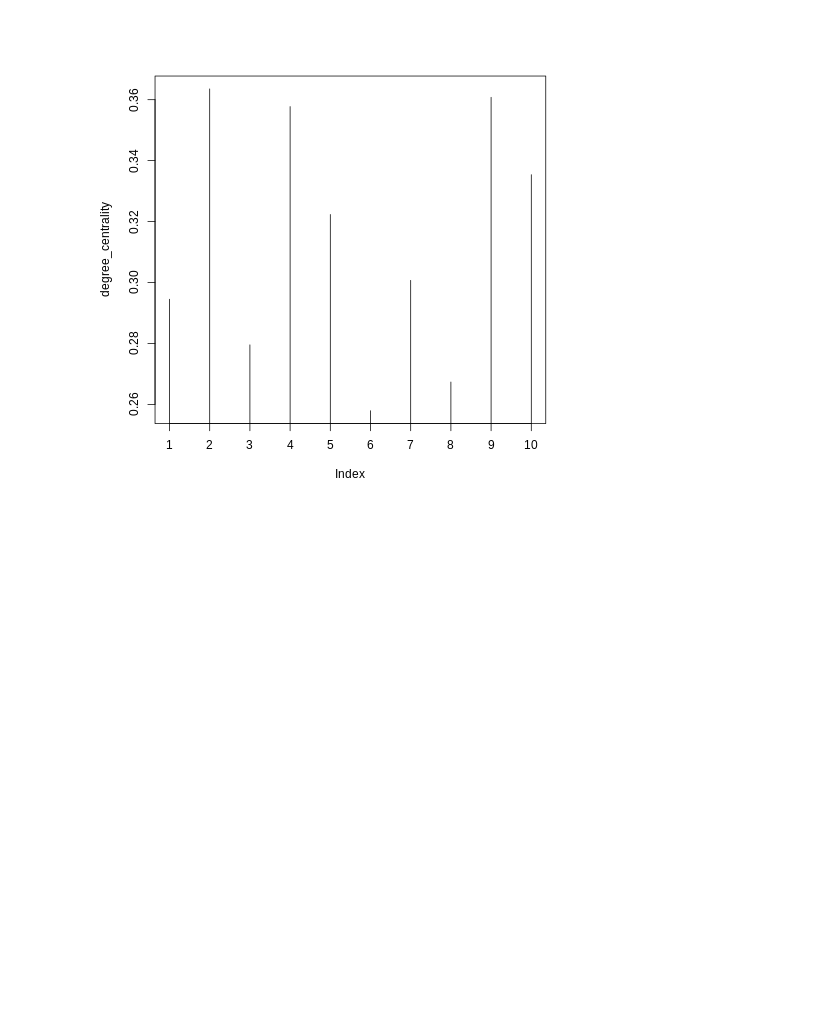
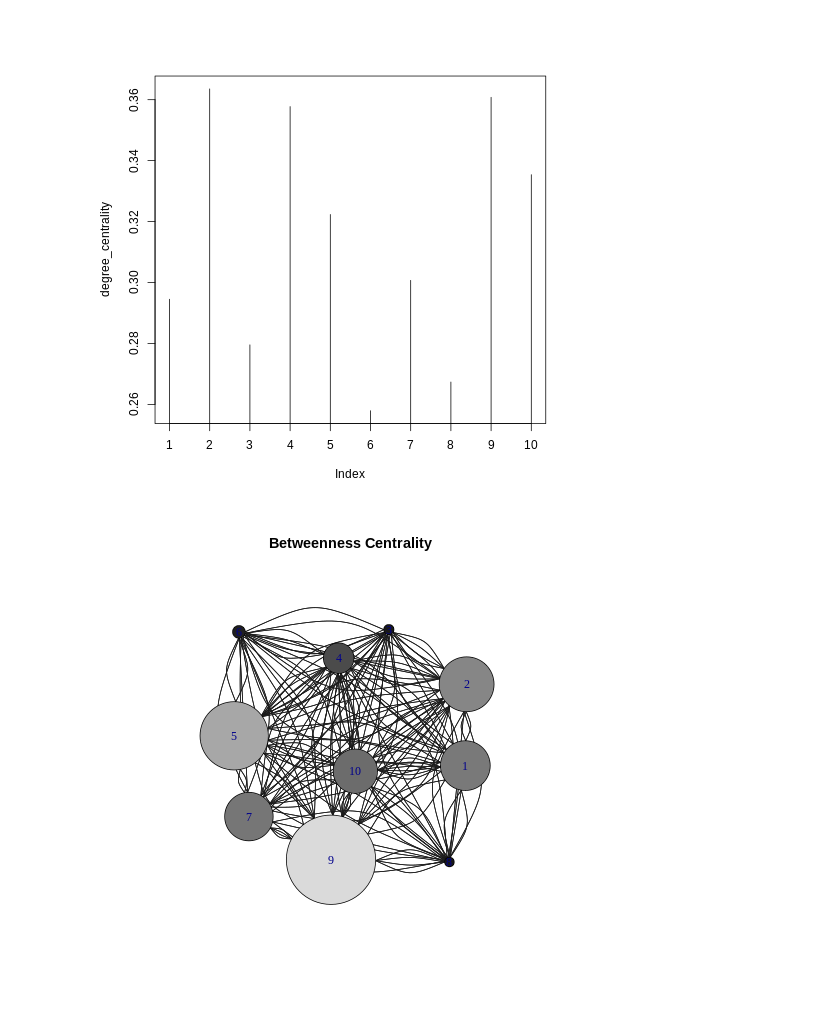
Before and after one commit to yaara-dev/sna, a Jupyter notebook: SNA.ipynb, the cells around one changed output. Saved outputs shown, nothing was run; the diff lists cells and outputs as text; code cells hidden in the pictures; blank space fills up the shorter version.

```diff
--- a/SNA.ipynb
+++ b/SNA.ipynb
@@ -167,3 +168,31 @@ axis(
 )
 # %% [output]
 [figure]
+# %%
+%%R
+betweenness <- estimate_betweenness(
+  net,
+  vids = V(net),
+  directed = TRUE,
+  cutoff = 0,
+  weights = NULL,
+  nobigint = TRUE
+)
+# %%
+%%R
+set.seed(123)
+plot(
+  net,
+  vertex.size=betweenness*90,
+  main = 'Betweenness Centrality',
+  vertex.color=rgb(
+    betweenness,
+    betweenness,
+    betweenness
+  ),
+  edge.arrow.size=0,
+  edge.color="gray10",
+  layout=layout.kamada.kawai
+)
+# %% [output]
+[figure, added]
```
Also changed, not shown: parts of 6 cells of this notebook.
